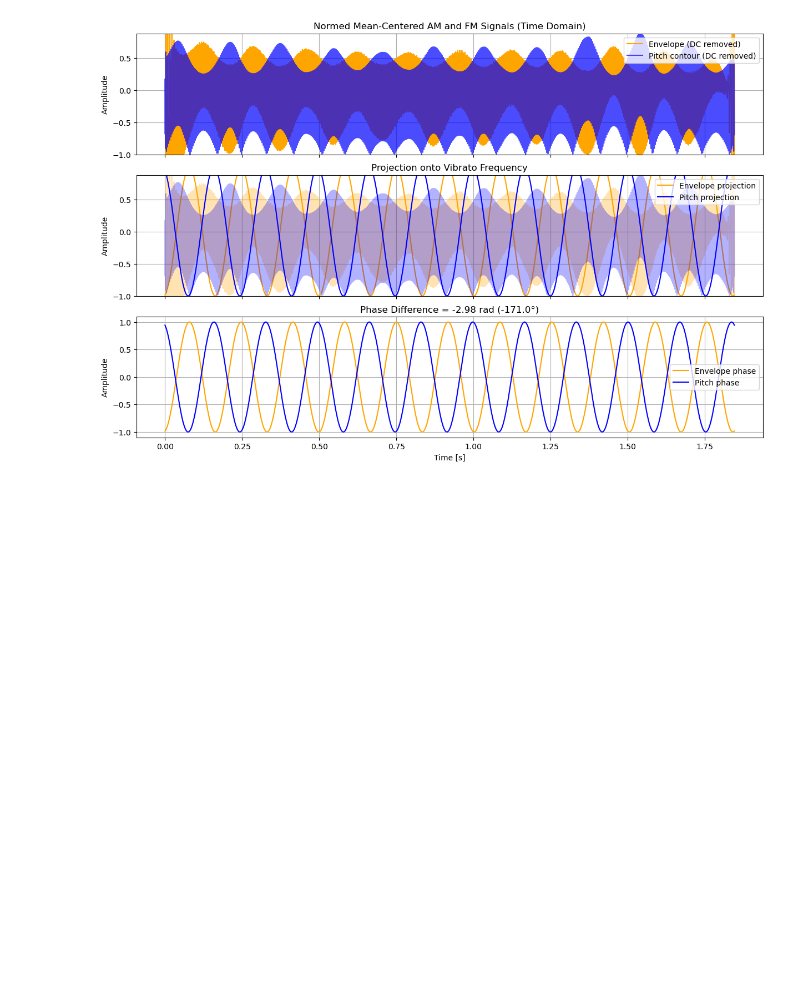
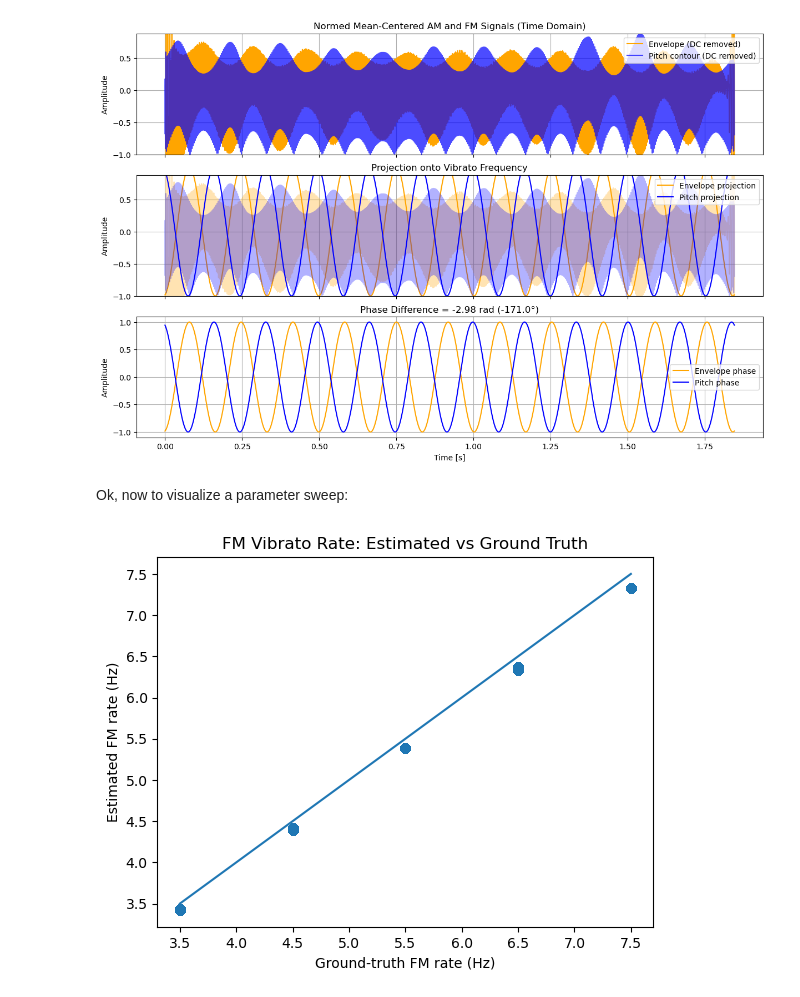
Before and after one commit to reubenwalker/VibratoStudy, a Jupyter notebook: Vibrato Rate and Extent Methods.ipynb, the cells around one changed output. Saved outputs shown, nothing was run; the diff lists cells and outputs as text; code cells hidden in the pictures; blank space fills up the shorter version.

```diff
--- a/Vibrato Rate and Extent Methods.ipynb
+++ b/Vibrato Rate and Extent Methods.ipynb
@@ -933,3 +937,34 @@ phase_diff = visualize_phase_difference(
 )
 # %% [output]
 [figure]
+# %% [markdown]
+Ok, now to visualize a parameter sweep:
+# %%
+import itertools
+import pandas as pd
+# --- Sweep ranges ---
+f0s = [294, 659]
+vib_rates = np.arange(3.0, 8.5, 1)        # Hz
+vib_extents = np.arange(15.0, 80.0, 20.0)    # cents (or Hz if that's your definition)
+am_depth_percents = np.linspace(0.005, 0.025, 5)
+phase_offsets = np.array([0, 0.5*np.pi, np.pi, 1.5*np.pi])
+df = pd.read_pickle("parameterSweep.pkl")
+# %%
+mask = df['condition'].str.contains('FM')
+
+plt.figure()
+plt.scatter(
+    df.loc[mask, 'vibRate_fm_gt'],
+    df.loc[mask, 'vibRate_f0'],
+    alpha=0.6
+)
+lims = [df['vibRate_fm_gt'].min(), df['vibRate_fm_gt'].max()]
+plt.plot(lims, lims)
+plt.xlabel('Ground-truth FM rate (Hz)')
+plt.ylabel('Estimated FM rate (Hz)')
+plt.title('FM Vibrato Rate: Estimated vs Ground Truth')
+# plt.savefig('fm_rate_est_vs_gt.png', dpi=300)
+plt.show()
+plt.close()
+# %% [output]
+[figure, added]
```
Also changed, not shown: parts of 13 cells of this notebook, 16 other files.
